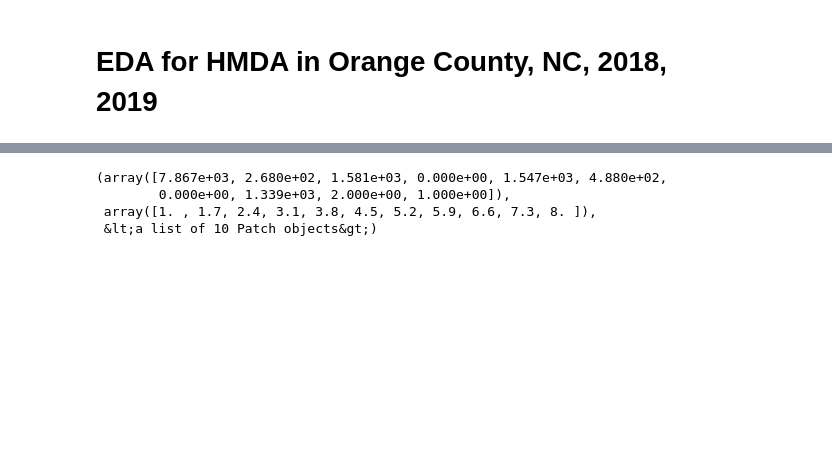
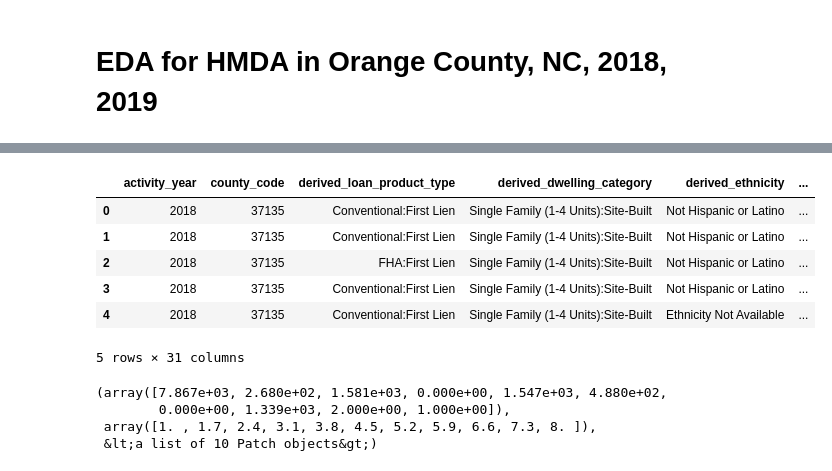
Before and after one commit to Carolina-Data-Challenge/ICMM, a Jupyter notebook: EDA.ipynb, the cells around one changed output, grey strips where cells are left out. Saved outputs shown, nothing was run; the diff lists cells and outputs as text; code cells hidden in the pictures; blank space fills up the shorter version.

```diff
--- a/EDA.ipynb
+++ b/EDA.ipynb
@@ -65,6 +74,17 @@ def extract_essential_columns():
     Orange.to_csv("./data_cleaned/county_37135.csv", index=False)
 
 extract_essential_columns()
+# %%
+Orange = pd.read_csv("./data_cleaned/county_37135.csv")
+Orange.head()
+# %% [output]
+|  | activity_year | county_code | derived_loan_product_type | derived_dwelling_category | derived_ethnicity | ... |
+| 0 | 2018 | 37135 | Conventional:First Lien | Single Family (1-4 Units):Site-Built | Not Hispanic or Latino | ... |
+| 1 | 2018 | 37135 | Conventional:First Lien | Single Family (1-4 Units):Site-Built | Not Hispanic or Latino | ... |
+| 2 | 2018 | 37135 | FHA:First Lien | Single Family (1-4 Units):Site-Built | Not Hispanic or Latino | ... |
+| 3 | 2018 | 37135 | Conventional:First Lien | Single Family (1-4 Units):Site-Built | Not Hispanic or Latino | ... |
+| 4 | 2018 | 37135 | Conventional:First Lien | Single Family (1-4 Units):Site-Built | Ethnicity Not Available | ... |
+5 rows × 31 columns
 # %%
 Orange = pd.read_csv("./data_cleaned/county_37135.csv")
 plt.hist(Orange["action_taken"])
```
Also changed, not shown: parts of 2 cells of this notebook, 3 other files.
